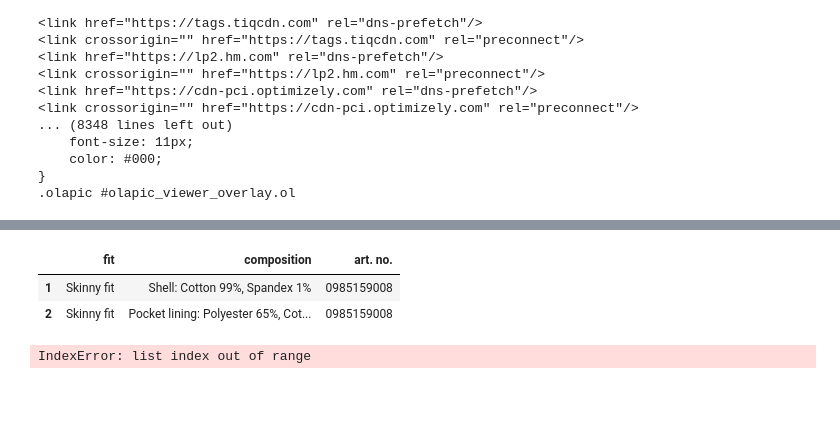
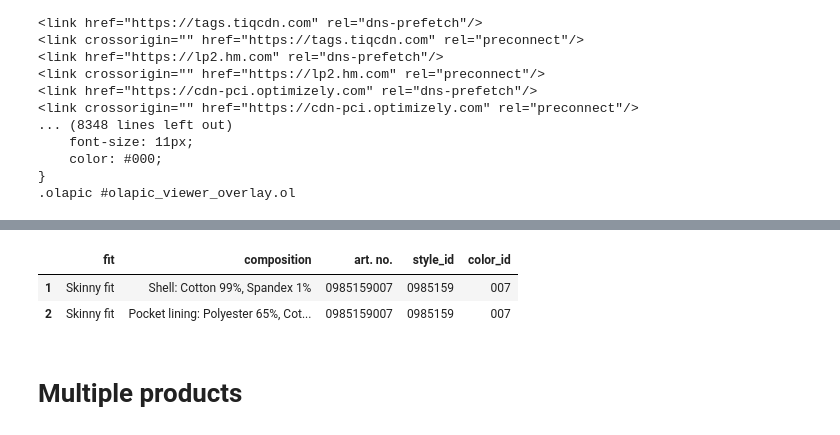
Before and after one commit to ViniciusKos/best_price_prediction, a Jupyter notebook: best_price.ipynb, the cells around one changed output, grey strips where cells are left out. Drawn from its saved outputs; the diff is of its cells as text; code cells hidden in the pictures; blank space fills up the shorter version.

```diff
--- a/best_price.ipynb
+++ b/best_price.ipynb
@@ -242,40 +188,52 @@ df_color.head(10)
 # %%
+url = 'https://www2.hm.com/en_us/productpage.0985159007.html'
+
+headers = {"User-Agent" : 'Mozilla/5.0 (Windows NT 10.0; Win64; x64) AppleWebKit/537.36 (KHTML, like Gecko) Chrome/107.0.0.0 Safari/537.36'}
+
+page = requests.get( url, headers=headers )
+
+soup = BeautifulSoup( page.text , 'html.parser' )
+
 product_list = soup.find_all('div', class_='details-attributes-list-item')
 
 
-# Retirando apenas o texto e retirando os itens 'vazios' da lista
+# remove empty strings
 product_composition = [list(filter(None, p.get_text().split('\n'))) for p in product_list]
 
 
-# transformando a lista em DataFrame(tabela)
+# list to dataframe
 data_composition = pd.DataFrame(product_composition).T
 
 
-# DataFrame auxiliar contendo apenas a primeira linha do DataFrame
+# data aux
 data_composition_aux = data_composition.iloc[0]
 
 
-# Renomeando as colunas do DataFrame
+# rename df columns
 data_composition.columns = data_composition_aux
 
 
-# Preenchendo as linhas em branco com as informações da linha acima
+# forward fillna
 data_composition = data_composition.iloc[1:].fillna(method='ffill')
 
 
-# Retirando os dados duplicados
+# drop duplicates
 data_composition = data_composition.drop_duplicates(subset=['Fit', 'Composition', 'Art. No.'], keep='first', inplace=False, ignore_index=False)
 
 
-# Selecionando apenas a colunas a serem utilizadas
+# only selected columns
 data_composition = data_composition[['Fit', 'Composition', 'Art. No.']].copy()
 
 data_composition.columns = data_composition.columns.str.lower()
 
+data_composition['style_id'] = data_composition['art. no.'].str[:-3]
+
+data_composition['color_id'] = data_composition['art. no.'].str[-3:]
+
 
 # Produto Final
 data_composition
 # %% [output]
-|  | fit | composition | art. no. |
-| 1 | Skinny fit | Shell: Cotton 99%, Spandex 1% | 0985159008 |
-| 2 | Skinny fit | Pocket lining: Polyester 65%, Cot... | 0985159008 |
+|  | fit | composition | art. no. | style_id | color_id |
+| 1 | Skinny fit | Shell: Cotton 99%, Spandex 1% | 0985159007 | 0985159 | 007 |
+| 2 | Skinny fit | Pocket lining: Polyester 65%, Cot... | 0985159007 | 0985159 | 007 |
@@ -288,4 +240,2 @@ product_list
-# %%
-soup.find_all( 'a' , class_ = 'list-item' )[0]
-# %% [output]
-IndexError: list index out of range
+# %% [markdown]
+# Multiple products
```
Also changed, not shown: parts of 18 cells of this notebook.
